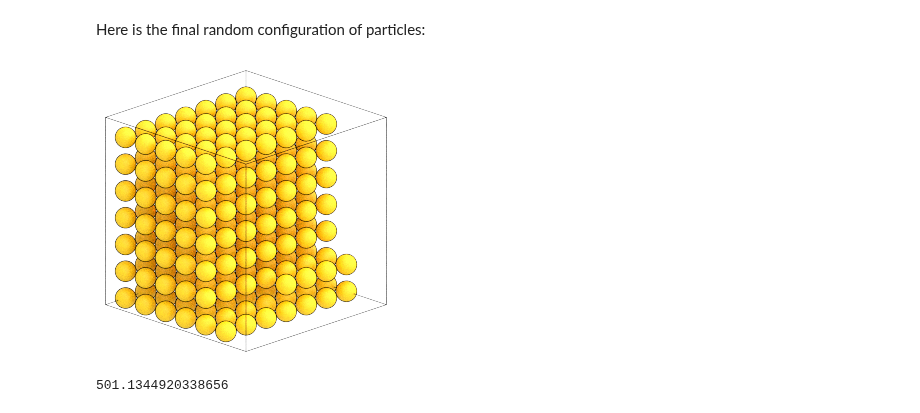
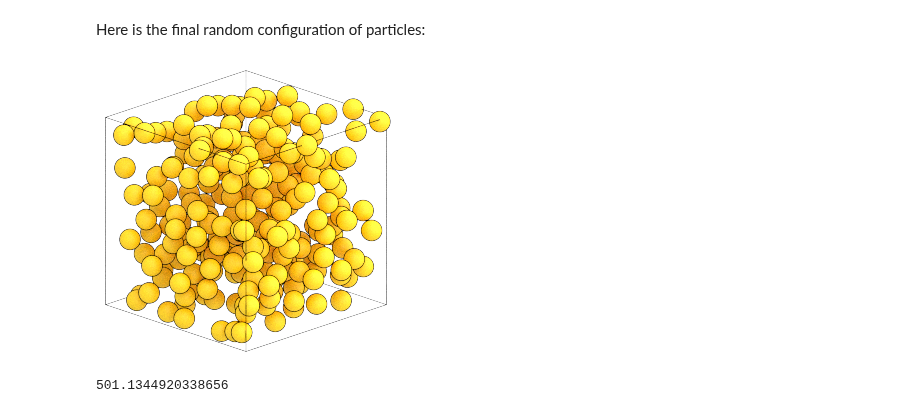
Before and after one commit to glotzerlab/hoomd-examples, a Jupyter notebook: 01-Introducing-Molecular-Dynamics/02-Initializing-a-Random-System.ipynb, the cells around one changed output. Saved outputs shown, nothing was run; the diff lists cells and outputs as text; code cells hidden in the pictures.

```diff
--- a/01-Introducing-Molecular-Dynamics/02-Initializing-a-Random-System.ipynb
+++ b/01-Introducing-Molecular-Dynamics/02-Initializing-a-Random-System.ipynb
@@ -263,10 +263,10 @@ As the simulation progresses, it will move from the initial highly ordered state
 sim.run(10000)
 # %% [markdown]
 Here is the final random configuration of particles:
-# %%
-render(snapshot)
-# %% [output]
-[figure, removed]
+# %%
+render(sim.state.get_snapshot())
+# %% [output]
+[figure, added]
 # %%
 thermodynamic_properties.kinetic_energy
 # %% [output]
```
